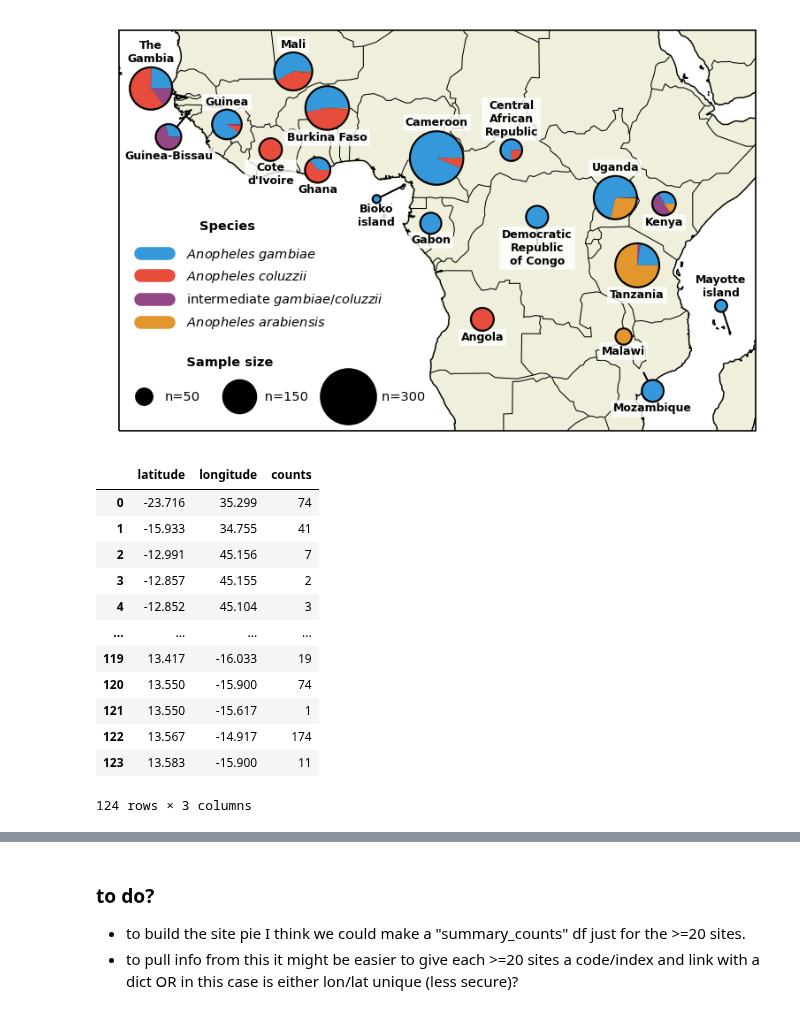
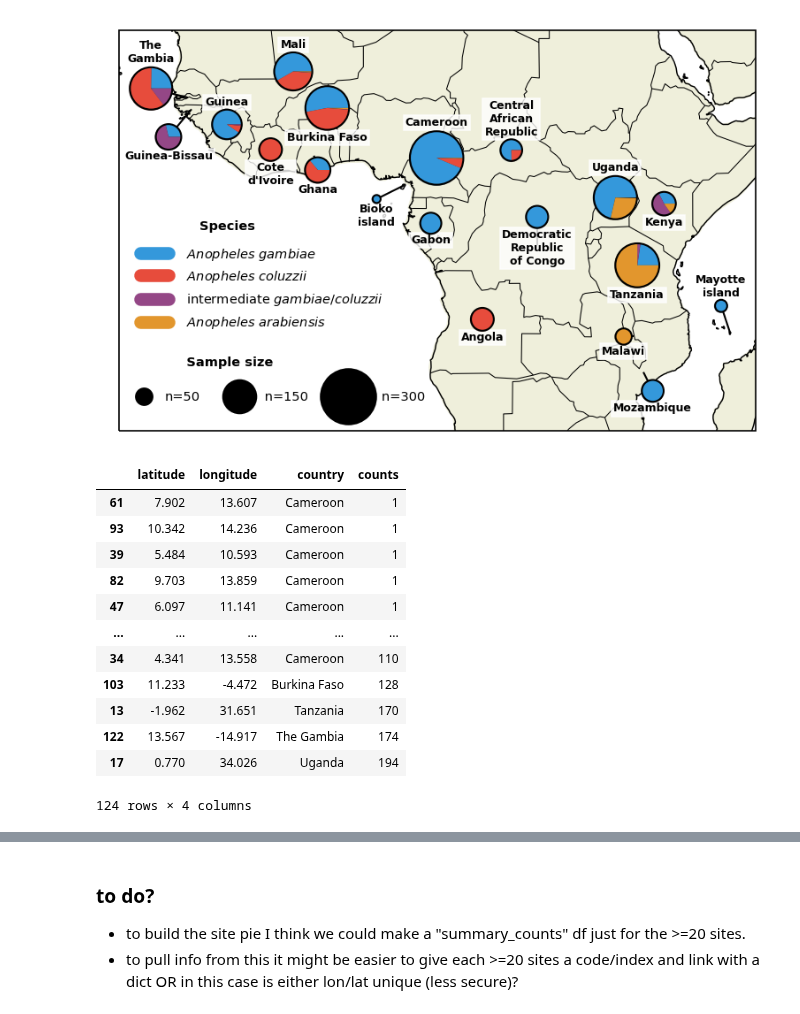
Before and after one commit to malariagen/ag1000g-phase3-data-paper, a Jupyter notebook: notebooks/ag1000g_phase3_collection_map_second_draft.ipynb, the cells around one changed output, grey strips where cells are left out. Saved outputs shown, nothing was run; the diff lists cells and outputs as text; code cells hidden in the pictures.

```diff
--- a/notebooks/ag1000g_phase3_collection_map_second_draft.ipynb
+++ b/notebooks/ag1000g_phase3_collection_map_second_draft.ipynb
@@ -271,17 +276,18 @@ a = plot_pyr_map()
 # %%
-df_site_counts = all_meta.groupby(['latitude', 'longitude']).size().reset_index(name='counts')
-df_site_counts
+#counts by sites
+df_site_counts = all_meta.groupby(['latitude', 'longitude', 'country']).size().reset_index(name='counts')
+df_site_counts.sort_values('counts')
 # %% [output]
-|  | latitude | longitude | counts |
-| 0 | -23.716 | 35.299 | 74 |
-| 1 | -15.933 | 34.755 | 41 |
-| 2 | -12.991 | 45.156 | 7 |
-| 3 | -12.857 | 45.155 | 2 |
-| 4 | -12.852 | 45.104 | 3 |
-| ... | ... | ... | ... |
-| 119 | 13.417 | -16.033 | 19 |
-| 120 | 13.550 | -15.900 | 74 |
-| 121 | 13.550 | -15.617 | 1 |
-| 122 | 13.567 | -14.917 | 174 |
-| 123 | 13.583 | -15.900 | 11 |
+|  | latitude | longitude | country | counts |
+| 61 | 7.902 | 13.607 | Cameroon | 1 |
+| 93 | 10.342 | 14.236 | Cameroon | 1 |
+| 39 | 5.484 | 10.593 | Cameroon | 1 |
+| 82 | 9.703 | 13.859 | Cameroon | 1 |
+| 47 | 6.097 | 11.141 | Cameroon | 1 |
+| ... | ... | ... | ... | ... |
+| 34 | 4.341 | 13.558 | Cameroon | 110 |
+| 103 | 11.233 | -4.472 | Burkina Faso | 128 |
+| 13 | -1.962 | 31.651 | Tanzania | 170 |
+| 122 | 13.567 | -14.917 | The Gambia | 174 |
+| 17 | 0.770 | 34.026 | Uganda | 194 |
-124 rows × 3 columns
+124 rows × 4 columns
```
Also changed, not shown: parts of 20 cells of this notebook, 1 other file.
